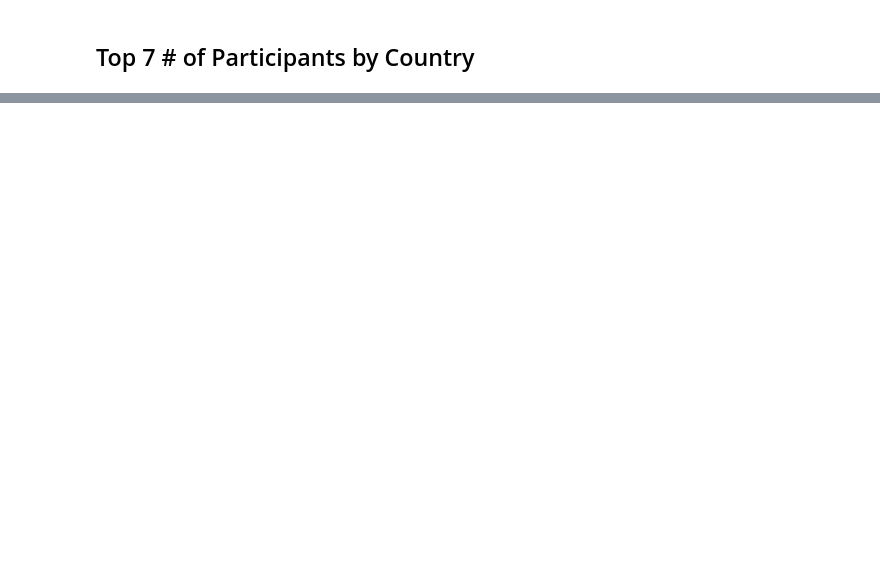
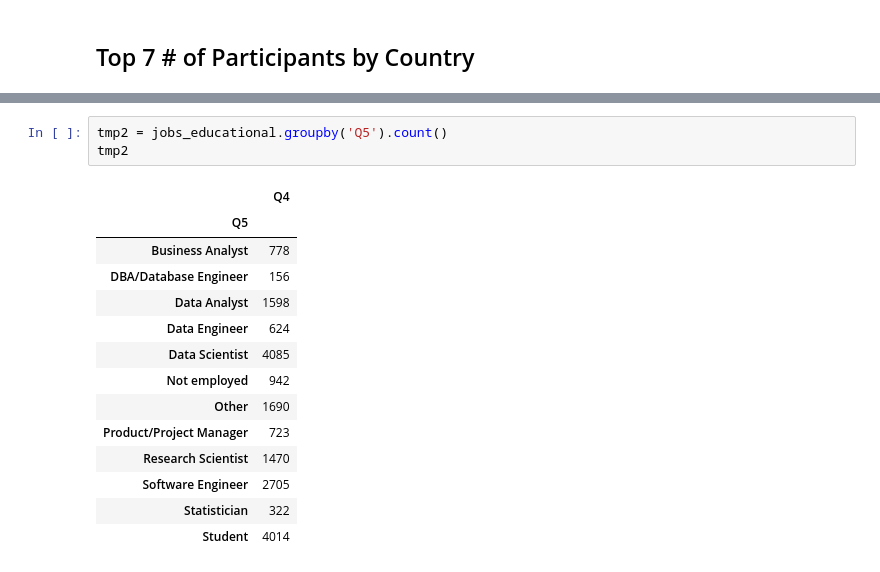
Before and after one commit to lsh950919/Kaggle, a Jupyter notebook: 2019 Kaggle ML & DS Survey.ipynb, the cells around one changed output, grey strips where cells are left out. Saved outputs shown, nothing was run; the diff lists cells and outputs as text; blank space fills up the shorter version.

```diff
--- a/2019 Kaggle ML & DS Survey.ipynb
+++ b/2019 Kaggle ML & DS Survey.ipynb
@@ -354,0 +547,18 @@ SyntaxError: invalid syntax (<ipython-input-62-52b47558193e>, line 60)
+# %%
+tmp2 = jobs_educational.groupby('Q5').count()
+tmp2
+# %% [output]
+|  | Q4 |
+| Q5 |  |
+| Business Analyst | 778 |
+| DBA/Database Engineer | 156 |
+| Data Analyst | 1598 |
+| Data Engineer | 624 |
+| Data Scientist | 4085 |
+| Not employed | 942 |
+| Other | 1690 |
+| Product/Project Manager | 723 |
+| Research Scientist | 1470 |
+| Software Engineer | 2705 |
+| Statistician | 322 |
+| Student | 4014 |
```
Also changed, not shown: parts of 25 cells of this notebook.
